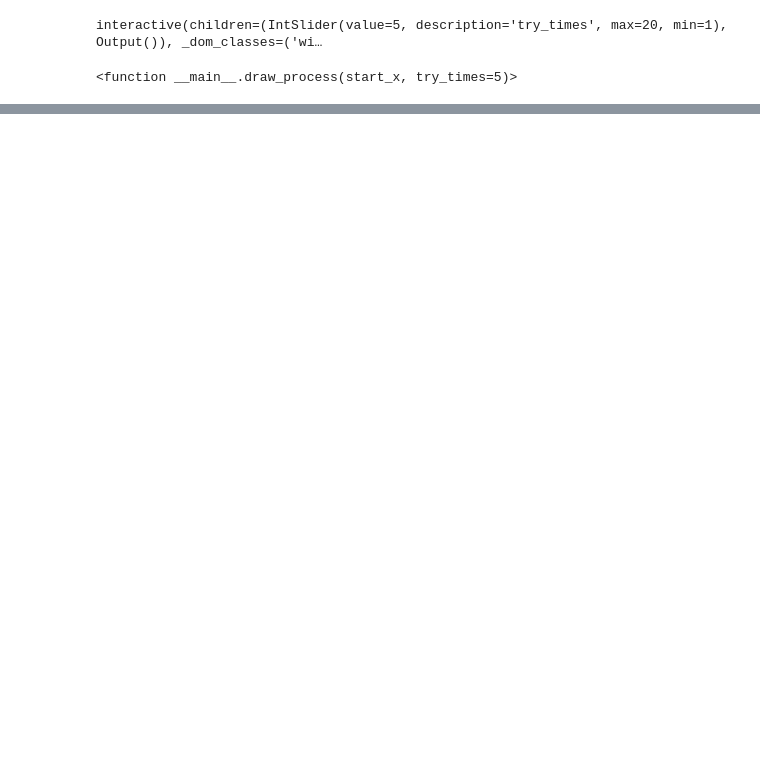
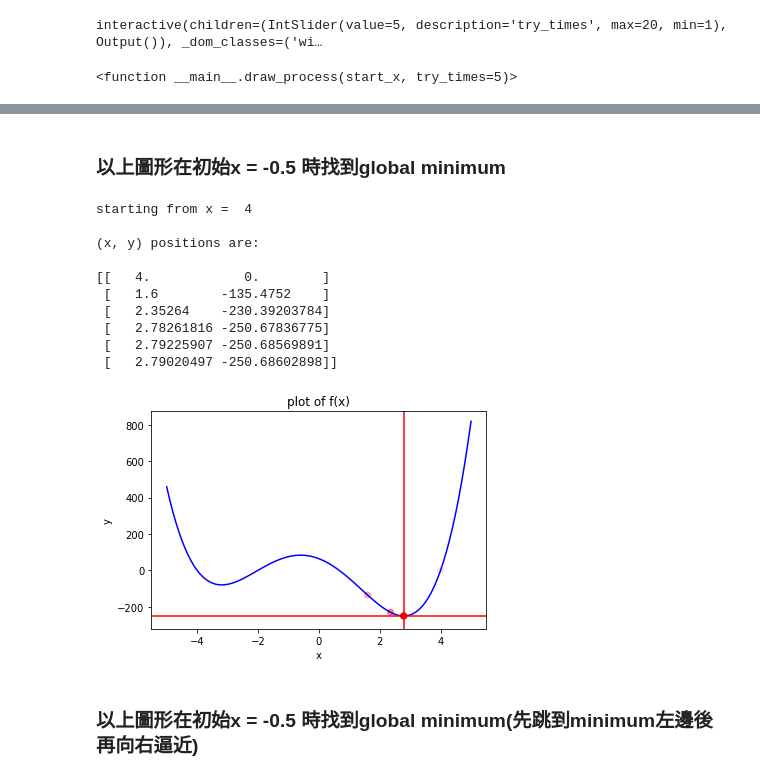
Before and after one commit to juichiehchang/pythonML, a Jupyter notebook: HW6.ipynb, the cells around one changed output, grey strips where cells are left out. Cells and saved outputs as stored; diff of their text form; code cells hidden in the pictures; blank space fills up the shorter version.

```diff
--- a/HW6.ipynb
+++ b/HW6.ipynb
@@ -77,0 +124,18 @@ interactive(children=(IntSlider(value=5, description='try_times', max=20, min=1)
+# %% [markdown]
+### 以上圖形在初始x = -0.5 時找到global minimum
+# %%
+draw_process(4, try_times = 6)
+# %% [output]
+starting from x =  4
+
+(x, y) positions are:
+
+[[   4.            0.        ]
+ [   1.6        -135.4752    ]
+ [   2.35264    -230.39203784]
+ [   2.78261816 -250.67836775]
+ [   2.79225907 -250.68569891]
+ [   2.79020497 -250.68602898]]
+[figure, added]
+# %% [markdown]
+### 以上圖形在初始x = -0.5 時找到global minimum(先跳到minimum左邊後再向右逼近)
```
Also changed, not shown: parts of 6 cells of this notebook.
